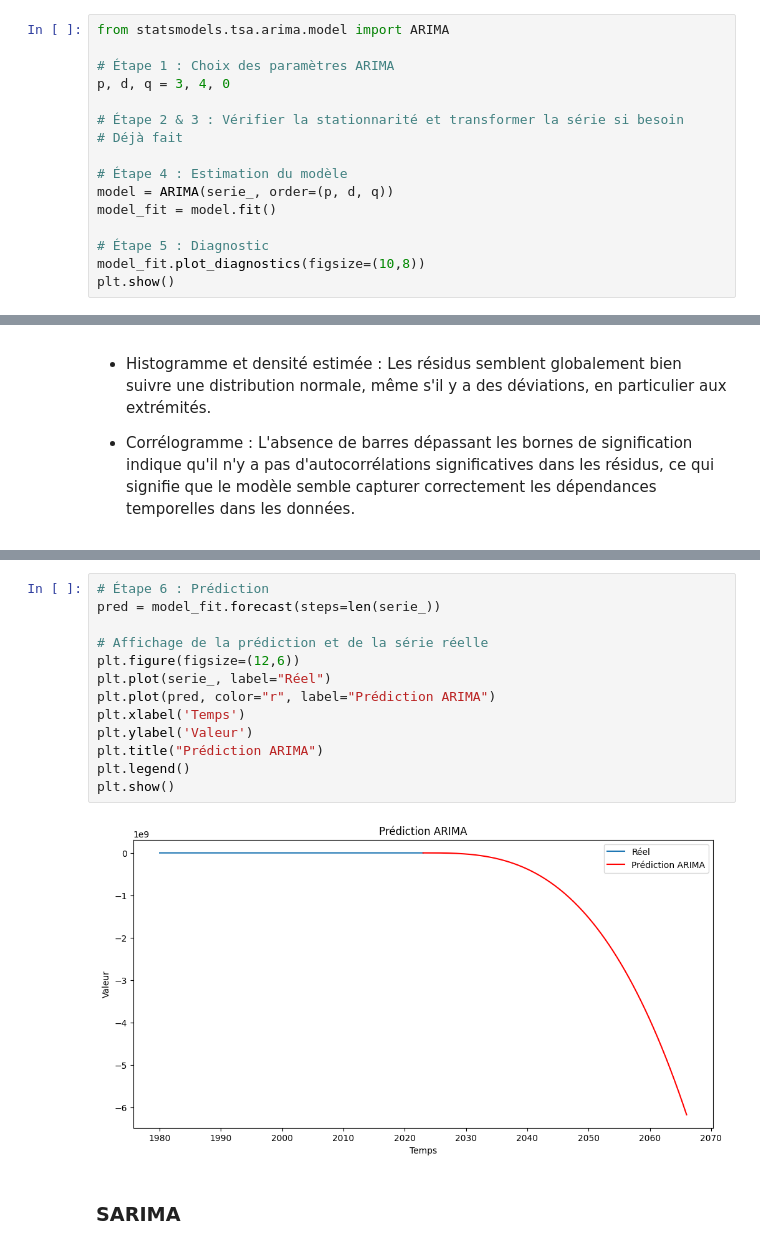
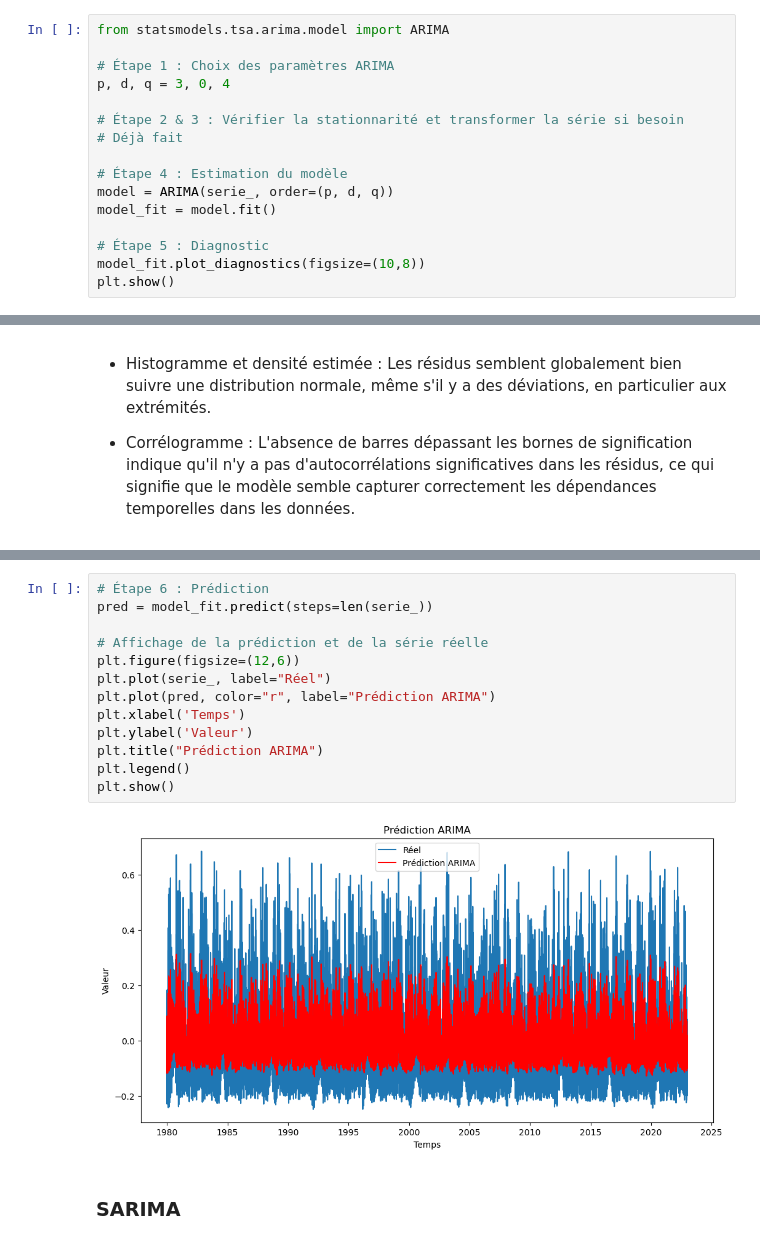
Before and after one commit to dpiot14/Project-4th-year, a Jupyter notebook: wind_Toulouse_Prediction.ipynb, the cells around one changed output, grey strips where cells are left out. Cells and saved outputs as stored; diff of their text form.

```diff
--- a/wind_Toulouse_Prediction.ipynb
+++ b/wind_Toulouse_Prediction.ipynb
@@ -498,7 +587,7 @@ Pour chaque graphe, on compte le nombre de lags avant que les autocorrélations
 from statsmodels.tsa.arima.model import ARIMA
 
 # Étape 1 : Choix des paramètres ARIMA
-p, d, q = 3, 4, 0
+p, d, q = 3, 0, 4
 
 # Étape 2 & 3 : Vérifier la stationnarité et transformer la série si besoin
 # Déjà fait
@@ -542,17 +631,17 @@ plt.show()
 # %%
 # Étape 6 : Prédiction
-pred = model_fit.forecast(steps=len(serie_))
+pred = model_fit.predict(steps=len(serie_))
 
 # Affichage de la prédiction et de la série réelle
 plt.figure(figsize=(12,6))
 plt.plot(serie_, label="Réel")
 plt.plot(pred, color="r", label="Prédiction ARIMA")
 plt.xlabel('Temps')
 plt.ylabel('Valeur')
 plt.title("Prédiction ARIMA")
 plt.legend()
 plt.show()
 # %% [output]
-[figure, old version]
+[figure, new version]
 # %% [markdown]
 ### SARIMA
```
Also changed, not shown: parts of 26 cells of this notebook.
